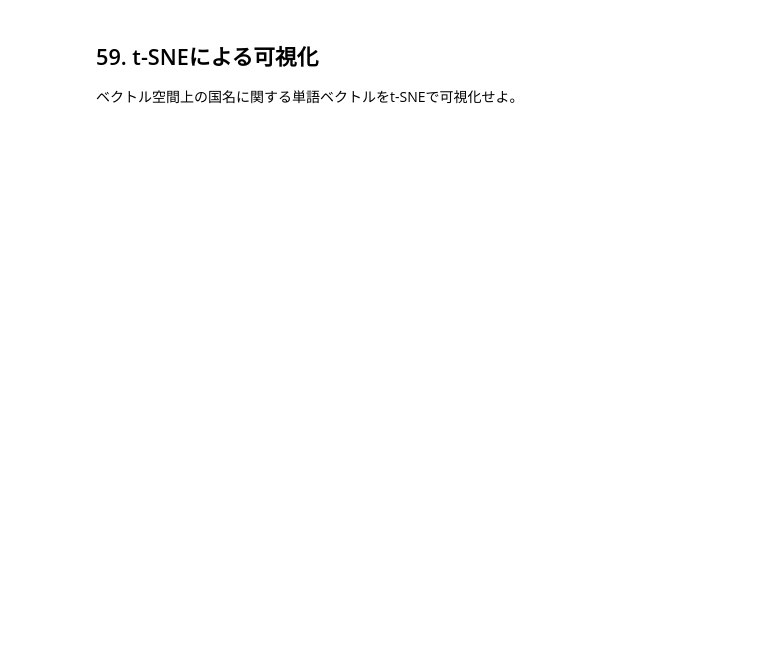
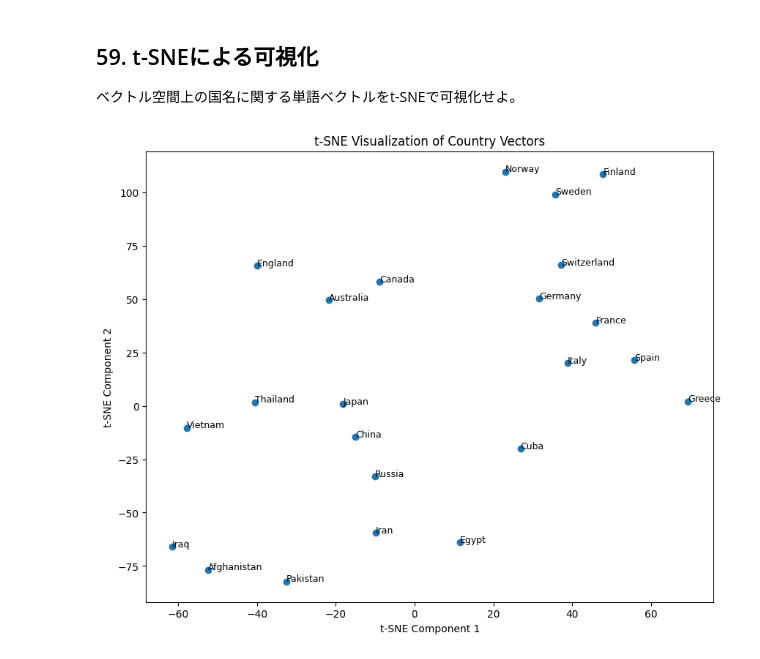
Before and after one commit to Tomhack24/my_nlp100_2025, a Jupyter notebook: ja/ch06.ipynb, the cells around one changed output. Drawn from its saved outputs; the diff is of its cells as text; code cells hidden in the pictures; blank space fills up the shorter version.

```diff
--- a/ja/ch06.ipynb
+++ b/ja/ch06.ipynb
@@ -140,3 +467,41 @@ questions-words.txt 100%[===================>] 589.80K  --.-KB/s    in 0.006s
 ## 59. t-SNEによる可視化
 
 ベクトル空間上の国名に関する単語ベクトルをt-SNEで可視化せよ。
+# %%
+import numpy as np
+import matplotlib.pyplot as plt
+from sklearn.manifold import TSNE
+
+# 国名リストからベクトルを取得
+country_vectors = []
+for country in country_list:
+    if country in wv:  # モデルに単語が含まれている場合のみ
+        country_vectors.append(wv[country])
+    else:
+        # モデルに国名がない場合は、適当な処理（例えば、ゼロベクトルにするなど）を追加
+        country_vectors.append(np.zeros(wv.vector_size))
+
+# numpy配列に変換
+country_vectors = np.array(country_vectors)
+
+# t-SNEによる次元削減（2次元に圧縮）
+tsne = TSNE(n_components=2, perplexity=5, random_state=42)
+country_vectors_2d = tsne.fit_transform(country_vectors)
+
+# 可視化
+plt.figure(figsize=(10, 8))
+plt.scatter(country_vectors_2d[:, 0], country_vectors_2d[:, 1])
+
+# 各点に国名をラベルとして表示
+for i, country in enumerate(country_list):
+    plt.text(country_vectors_2d[i, 0], country_vectors_2d[i, 1], country, fontsize=9)
+
+# タイトルと軸ラベル
+plt.title('t-SNE Visualization of Country Vectors')
+plt.xlabel('t-SNE Component 1')
+plt.ylabel('t-SNE Component 2')
+
+# プロットを表示
+plt.show()
+# %% [output]
+[figure, added]
```
Also changed, not shown: parts of 10 cells of this notebook.
